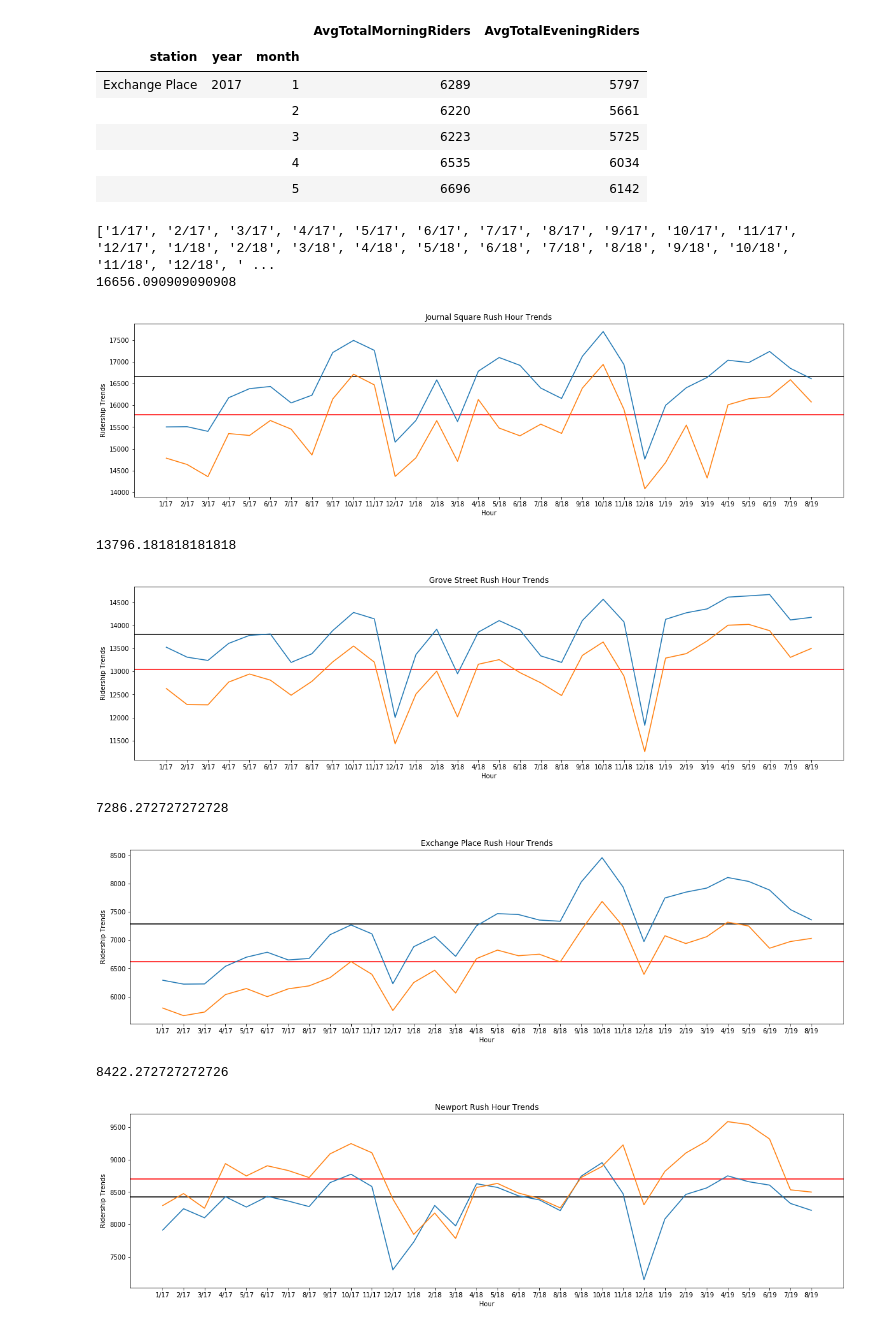
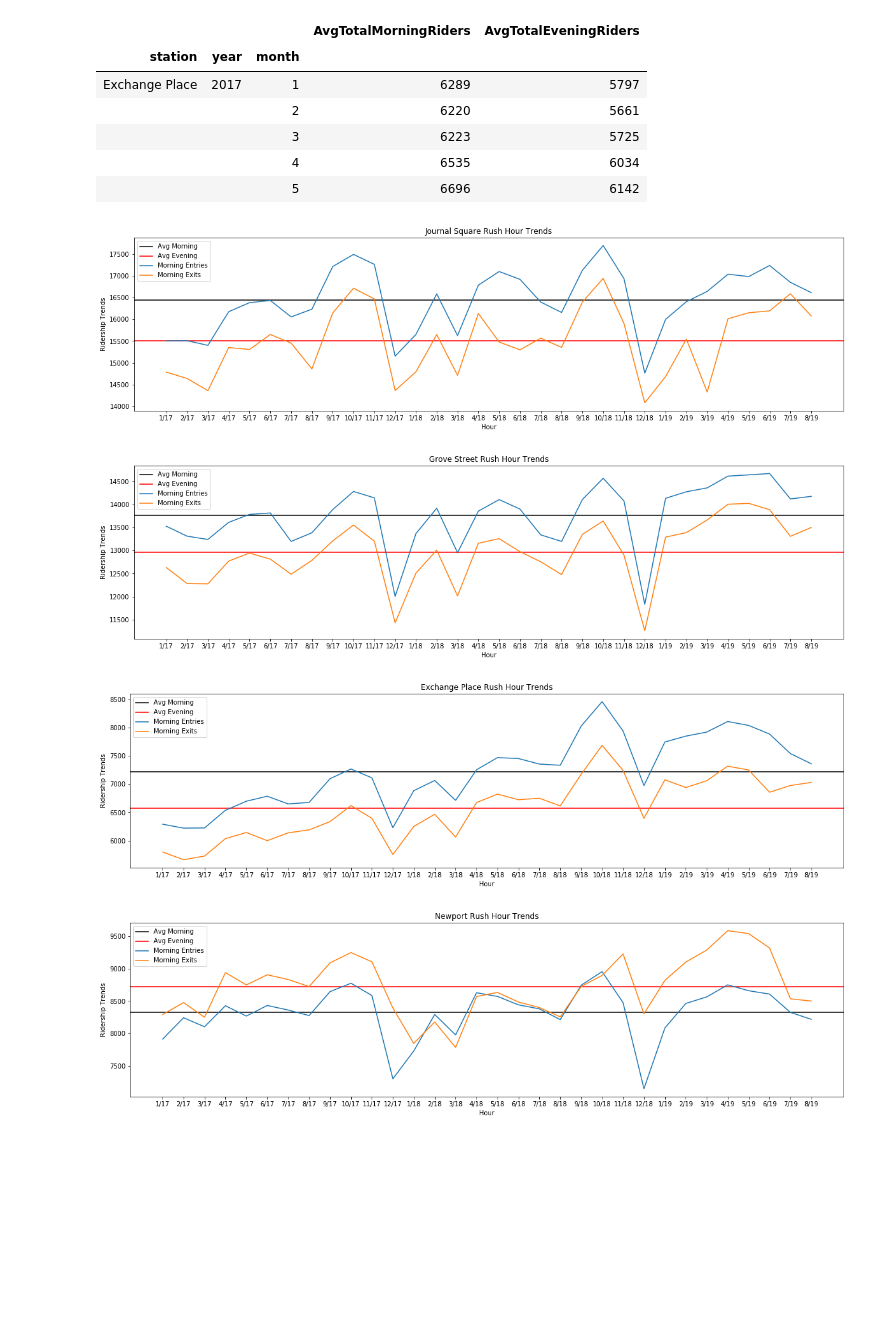
Before and after one commit to lobodemonte/civic-analytics-mobility-project, a Jupyter notebook: scripts/path_ridership_analysis.ipynb, the cells around one changed output. Drawn from its saved outputs; the diff is of its cells as text; code cells hidden in the pictures; blank space fills up the shorter version.

```diff
--- a/scripts/path_ridership_analysis.ipynb
+++ b/scripts/path_ridership_analysis.ipynb
@@ -159,10 +158,14 @@ path_hourly_ridership.head()
 # %%
-grouped_hr_data = path_hourly_ridership[path_hourly_ridership['month'].isin([6,7,8,9])].groupby(['station','Hour'], as_index=False).mean()
+# Group data by station and hour to get averages for the past 3 years of data
+grouped_hr_data = path_hourly_ridership.groupby(['station','Hour'], as_index=False).mean()
 
 hours = list(grouped_hr_data.Hour.unique())
+
+# We're interested in this subset of hours
 morning_rush_hours = hours[6:11]
 evening_rush_hours =  hours[16:21]
 
-print(morning_rush_hours)
-print(evening_rush_hours)
+print("Morning Rush: {}".format(morning_rush_hours))
+print("Evening Rush: {}".format(evening_rush_hours))
+grouped_hr_data.head()
 # %% [output]
@@ -171,14 +180,13 @@ print(evening_rush_hours)
 # %%
+# Let's get the total average number of riders during rush hour timeframes
 rush_hour_summaries = pd.DataFrame(columns=['station','avg_morn_rush', 'avg_eve_rush'])
 
 values = []
 for station in stations:
     avg_total_morning_entry = grouped_hr_data[(grouped_hr_data.Hour.isin(morning_rush_hours))
-                     &(grouped_hr_data.station==station)
-                   ]['Avg Weekday Entry'].sum()
+                     &(grouped_hr_data.station==station)]['Avg Weekday Entry'].sum()
     avg_total_evening_exit = grouped_hr_data[(grouped_hr_data.Hour.isin(evening_rush_hours))
-                 &(grouped_hr_data.station==station)
-               ]['Avg Weekday Exit'].sum()
+                 &(grouped_hr_data.station==station)]['Avg Weekday Exit'].sum()
     temp = {'station':station,'avg_morn_rush': avg_total_morning_entry,'avg_eve_rush':avg_total_evening_exit}
     values.append(temp)
 
@@ -238,38 +250,33 @@ avg_total_commuters.head()
 |  |  | 4 | 6535 | 6034 |
 |  |  | 5 | 6696 | 6142 |
 # %%
+# Let's see how our previous averages compare to the monthly changes
 
-
+# Let's reformat the dates for chart display
 dates = []
 for year in years:
     for month in months:
         dates.append("{}/{}".format(month,str(year)[2:]))
 
-print(dates[:-4])
-daterange = dates[:-4]
+daterange = dates[:-4] # TODO: for 2019 we only have data up until AUGUST 2019
 for station in stations:
     plt.figure(figsize=(20,5))
     plt.title("{} Rush Hour Trends".format(station))
     plt.xlabel('Hour')
     plt.ylabel("Ridership Trends")
-
-    print(rush_hour_summaries[rush_hour_summaries['station'] == station]['avg_morn_rush'].values[0])
-
-    plt.axhline(y=rush_hour_summaries[rush_hour_summaries['station']==station]['avg_morn_rush'].values[0], color='k')
-    plt.axhline(y=rush_hour_summaries[rush_hour_summaries['station']==station]['avg_eve_rush'].values[0], color='r')
+    plt.axhline(y=rush_hour_summaries[rush_hour_summaries['station']==station]['avg_morn_rush'].values[0],
+                label='Avg Morning',color='k')
+    plt.axhline(y=rush_hour_summaries[rush_hour_summaries['station']==station]['avg_eve_rush'].values[0],
+                label='Avg Evening', color='r')
 
     plt.plot(daterange, avg_total_commuters[(avg_total_commuters.index.get_level_values('station') == station)]
-             ['AvgTotalMorningRiders'], label='{} Morning Entry'.format(station))
+             ['AvgTotalMorningRiders'], label='Morning Entries'.format())
     plt.plot(daterange, avg_total_commuters[(avg_total_commuters.index.get_level_values('station') == station)]
-             ['AvgTotalEveningRiders'], label='{} Morning Exit'.format(station))
+             ['AvgTotalEveningRiders'], label='Morning Exits'.format())
+    plt.legend(loc='upper left')
     plt.show()
 # %% [output]
-['1/17', '2/17', '3/17', '4/17', '5/17', '6/17', '7/17', '8/17', '9/17', '10/17', '11/17', '12/17', '1/18', '2/18', '3/18', '4/18', '5/18', '6/18', '7/18', '8/18', '9/18', '10/18', '11/18', '12/18', ' ...
-16656.090909090908
-[figure, old version]
+[figure, new version]
-13796.181818181818
-[figure, old version]
+[figure, new version]
-7286.272727272728
-[figure, old version]
+[figure, new version]
-8422.272727272726
-[figure, old version]
+[figure, new version]
```
Also changed, not shown: parts of 13 cells of this notebook, 1 other file.
